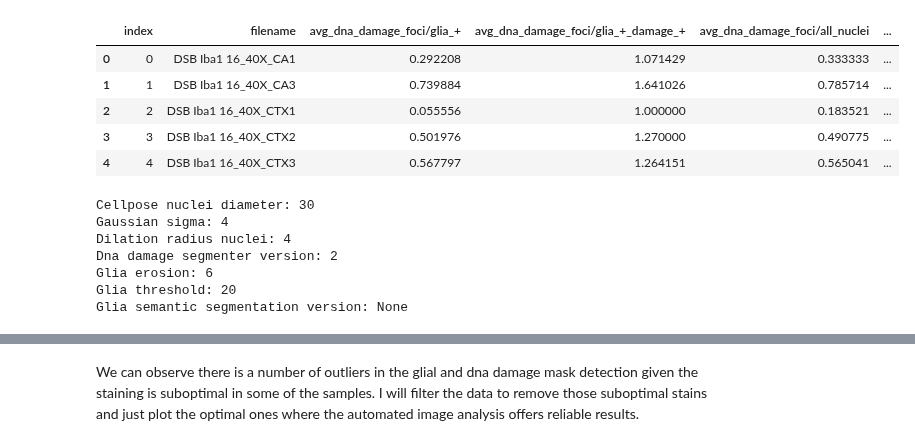
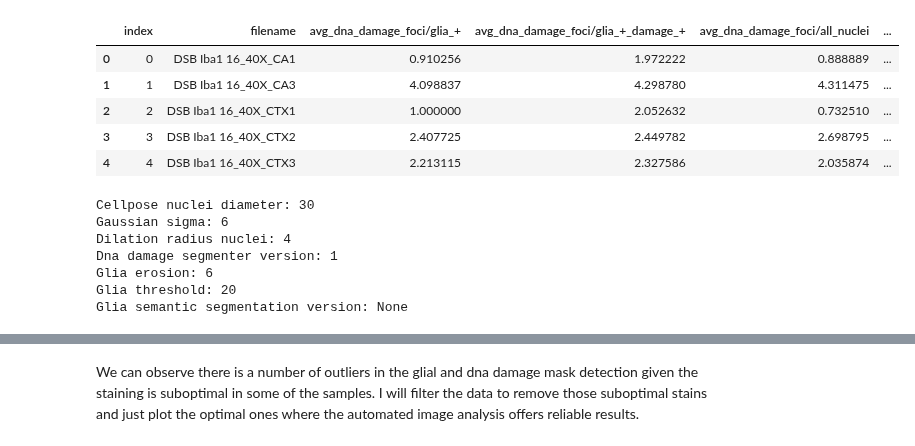
Before and after one commit to adiezsanchez/microglia_dna_damage, a Jupyter notebook: 2_data_exploration.ipynb, the cells around one changed output, grey strips where cells are left out. Drawn from its saved outputs; the diff is of its cells as text; code cells hidden in the pictures.

```diff
--- a/2_data_exploration.ipynb
+++ b/2_data_exploration.ipynb
@@ -4,29 +4,33 @@ import plotly.express as px
 import re
 # %%
 # Define the results you want to explore
-csv_path = "./results/results_cellpdia30_sigma4_dilrad4_dnad_obj_seg_v2_gliaero6_gliathr20.csv"
+csv_path = "./results/results_cellpdia30_sigma6_dilrad4_dnad_obj_seg_v1_gliaero6_gliathr20.csv"
+
+# Define the results you want to explore
+mouse_id_csv_path = "./mouse_ids_Iba1.csv"
 
 # Read the CSV file
 df = pd.read_csv(csv_path)
+df_mouse_id = pd.read_csv(mouse_id_csv_path, delimiter=";", encoding="UTF-8")
 
 # Convert the index into a column
 df.reset_index(inplace=True)
 
 # Extract 'tissue_location'
 df['tissue_location'] = df['filename'].str.split('_40X_').str[-1]
 
 # Extract 'staining_id'
 df['staining_id'] = df['filename'].str.extract('(\d+)_40X')
 
 # Display the first few rows of the DataFrame
 df.head()
 # %% [output]
 |  | index | filename | avg_dna_damage_foci/glia_+ | avg_dna_damage_foci/glia_+_damage_+ | avg_dna_damage_foci/all_nuclei | ... |
-| 0 | 0 | DSB Iba1 16_40X_CA1 | 0.292208 | 1.071429 | 0.333333 | ... |
-| 1 | 1 | DSB Iba1 16_40X_CA3 | 0.739884 | 1.641026 | 0.785714 | ... |
-| 2 | 2 | DSB Iba1 16_40X_CTX1 | 0.055556 | 1.000000 | 0.183521 | ... |
-| 3 | 3 | DSB Iba1 16_40X_CTX2 | 0.501976 | 1.270000 | 0.490775 | ... |
-| 4 | 4 | DSB Iba1 16_40X_CTX3 | 0.567797 | 1.264151 | 0.565041 | ... |
+| 0 | 0 | DSB Iba1 16_40X_CA1 | 0.910256 | 1.972222 | 0.888889 | ... |
+| 1 | 1 | DSB Iba1 16_40X_CA3 | 4.098837 | 4.298780 | 4.311475 | ... |
+| 2 | 2 | DSB Iba1 16_40X_CTX1 | 1.000000 | 2.052632 | 0.732510 | ... |
+| 3 | 3 | DSB Iba1 16_40X_CTX2 | 2.407725 | 2.449782 | 2.698795 | ... |
+| 4 | 4 | DSB Iba1 16_40X_CTX3 | 2.213115 | 2.327586 | 2.035874 | ... |
 # %%
 # Extract analysis parameters from the CSV path
 extracted_values = re.findall(r'\d+', csv_path)
@@ -65,9 +69,9 @@ print(f"Glia threshold: {glia_channel_threshold}")
 print(f"Glia semantic segmentation version: {glia_segmenter_version}")
 # %% [output]
 Cellpose nuclei diameter: 30
-Gaussian sigma: 4
+Gaussian sigma: 6
 Dilation radius nuclei: 4
-Dna damage segmenter version: 2
+Dna damage segmenter version: 1
 Glia erosion: 6
 Glia threshold: 20
 Glia semantic segmentation version: None
```
Also changed, not shown: parts of 5 cells of this notebook.
